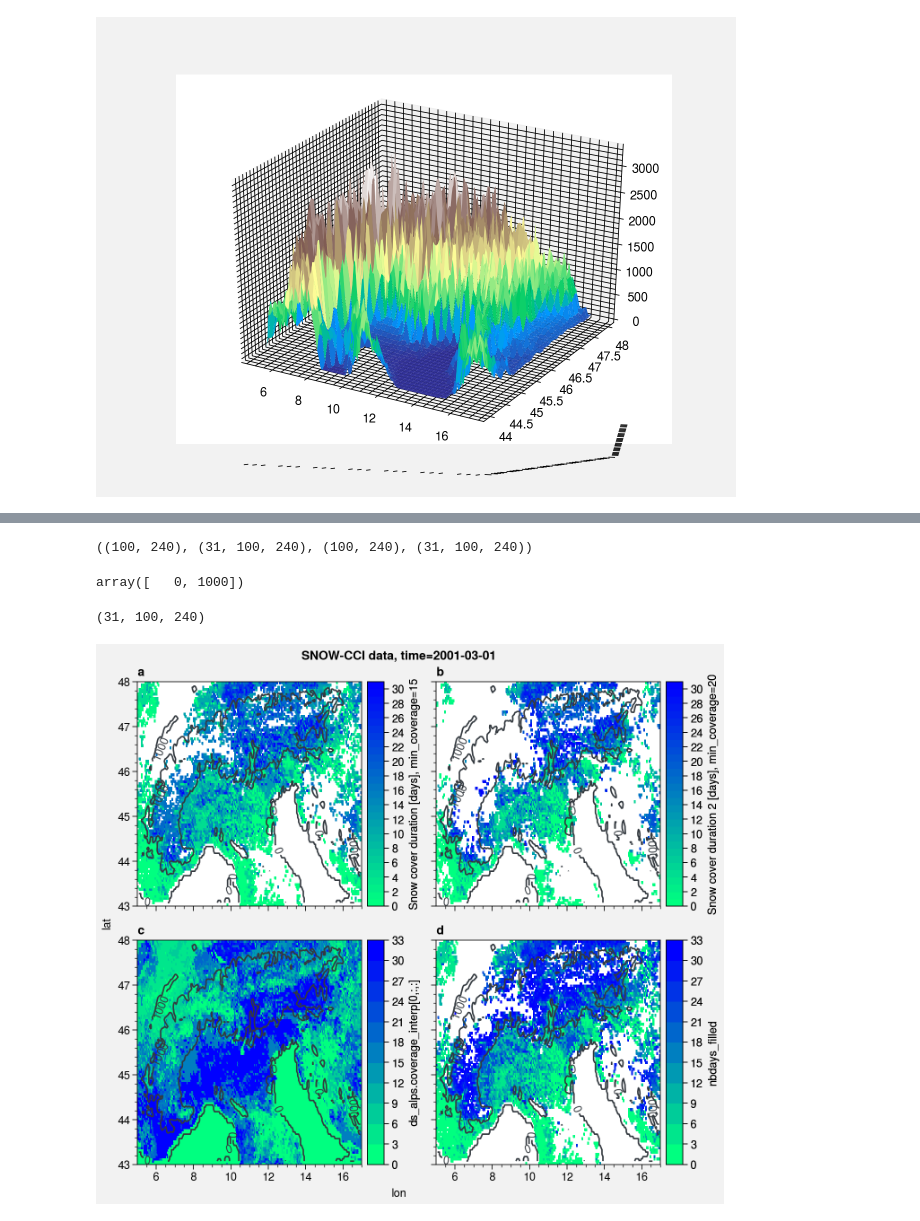
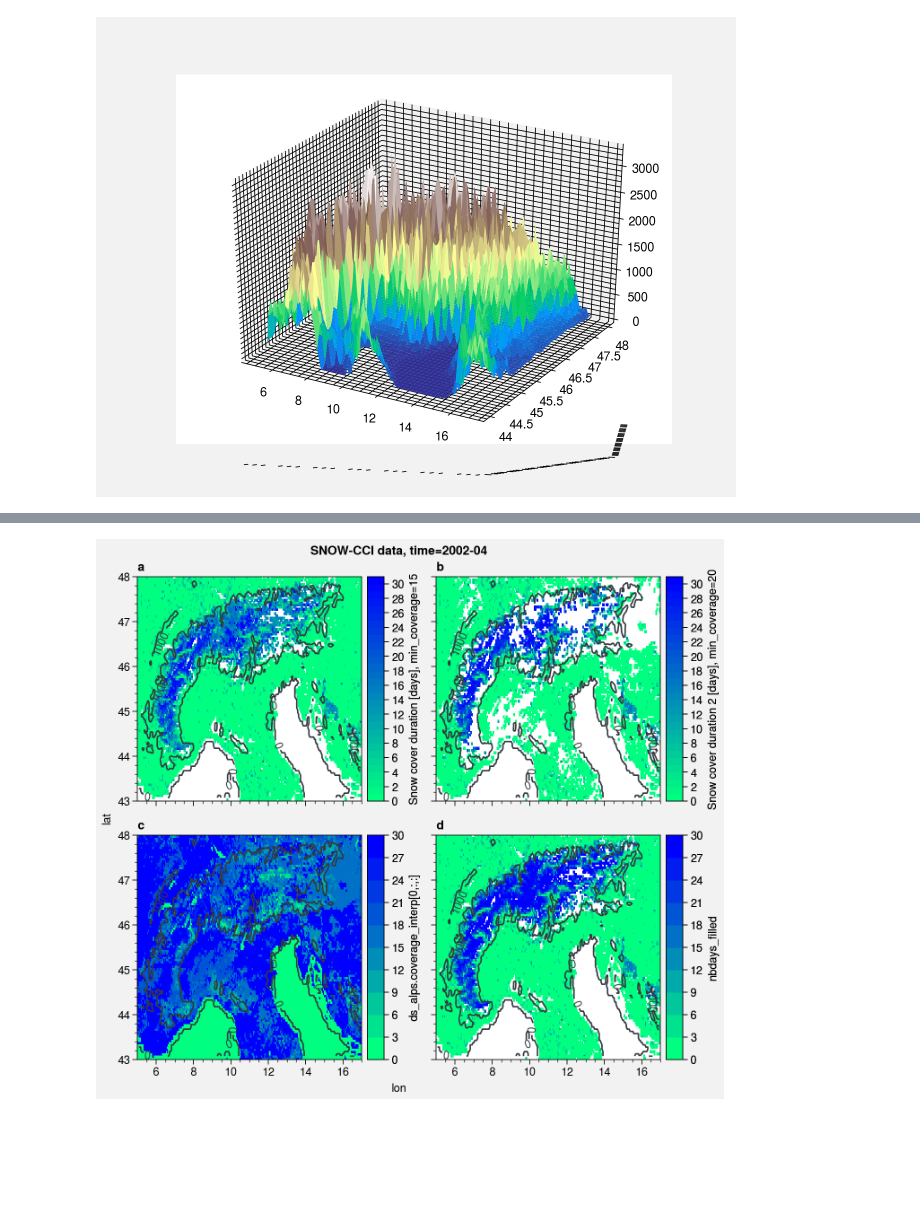
Before and after one commit to mmenegoz/Snow_cover_analysis, a Jupyter notebook: Snow_mountain_trends.ipynb, the cells around one changed output, grey strips where cells are left out. Saved outputs shown, nothing was run; the diff lists cells and outputs as text; code cells hidden in the pictures; blank space fills up the shorter version.

Commit message:
Completing the calculation of nbdays for two testing years

```diff
--- a/Snow_mountain_trends.ipynb
+++ b/Snow_mountain_trends.ipynb
@@ -27,7 +28,7 @@ save_data = '/data/mmenegoz/use_case_cci_snow'
 %%time
 # First test over the Alps for one year
 first_year=2001
-last_year=2001
+last_year=2002
 period = slice(str(first_year)+'-01-01',str(last_year)+'-12-31')
 # Alpine domain
 latlim_ext,lonlim_ext=slice(43,48), slice(5,17)
@@ -227,6 +229,6 @@ ax.plot_surface(x,y,dsi_topo_short,cmap='terrain')
 # %%
 # Parameters to compute snow cover duration
-scf_threshold=0.1
+scf_threshold=0.05
 min_available_values=15
-min_available_values2=20
+min_available_values2=20 # Second value for testing/comparison
 # %%
@@ -332,12 +396,7 @@ year, imonth, calendar.monthrange(year, imonth)[1]
-# %%
-nbdays.shape, binary.shape, binary_tmp[0,:,:].shape, ds_tmp.scfg_interp.shape
-# %% [output]
-((100, 240), (31, 100, 240), (100, 240), (31, 100, 240))
 # %%
+# Check plot for one specific date
+time_check='2002-04'
+#ds_alps_check=ds_alps.sel(time=time_extract)
 levels_nbdays=plot.arange(0,31,1)
 levels_elev=plot.arange(0,1000,1000)
 cmap='winter_r'
-# %%
-levels_elev
-# %% [output]
-array([   0, 1000])
@@ -347,21 +403,17 @@ binary_nan_masked = ma.masked_invalid(binary)
-# %%
-binary_nan_masked.shape
-# %% [output]
-(31, 100, 240)
 # %%
 fig,axs = plot.subplots(nrows=2, ncols=2)
-axs[0,0].pcolormesh(nbdays, levels=levels_nbdays, cmap=cmap, colorbar='r', colorbar_kw={'label': 'Snow cover duration [days], min_coverage='+str(min_available_values)})
+axs[0,0].pcolormesh(ds_nbdays.nbdays.sel(time=time_check)[:,:,0], levels=levels_nbdays, cmap=cmap, colorbar='r', colorbar_kw={'label': 'Snow cover duration [days], min_coverage='+str(min_available_values)})
 axs[0,0].contour(dsi_topo.elevation, levels=levels_elev, color='gray8',labels=True,lw=1.2)
-axs[0,1].pcolormesh(nbdays2, levels=levels_nbdays, cmap=cmap, colorbar='r', colorbar_kw={'label': 'Snow cover duration 2 [days], min_coverage='+str(min_available_values2)})
+axs[0,1].pcolormesh(ds_nbdays.nbdays2.sel(time=time_check)[:,:,0], levels=levels_nbdays, cmap=cmap, colorbar='r', colorbar_kw={'label': 'Snow cover duration 2 [days], min_coverage='+str(min_available_values2)})
 axs[0,1].contour(dsi_topo.elevation, levels=levels_elev, color='gray8',labels=True,lw=1.2)
-axs[1,0].pcolormesh(ds_alps.coverage_interp[10,:,:], cmap=cmap, colorbar='r', colorbar_kw={'label': 'ds_alps.coverage_interp[0,:,:]'})
+axs[1,0].pcolormesh(ds_alps.coverage_interp.sel(time=time_check)[0,:,:], cmap=cmap, colorbar='r', colorbar_kw={'label': 'ds_alps.coverage_interp[0,:,:]'})
 axs[1,0].contour(dsi_topo.elevation, levels=levels_elev, color='gray8',labels=True,lw=1.2)
-axs[1,1].pcolormesh(nbdays_filled, cmap=cmap, colorbar='r', colorbar_kw={'label': 'nbdays_filled'})
+axs[1,1].pcolormesh(ds_nbdays.nbdays_filled.sel(time=time_check)[:,:,0], cmap=cmap, colorbar='r', colorbar_kw={'label': 'nbdays_filled'})
 axs[1,1].contour(dsi_topo.elevation, levels=levels_elev, color='gray8',labels=True,lw=1.2)
 
 axs.format(
-    suptitle='SNOW-CCI data, time='+time_extract,
+    suptitle='SNOW-CCI data, time='+time_check,
     abc=True
 )
 # %% [output]
-[figure, old version]
+[figure, new version]
```
Also changed, not shown: parts of 28 cells of this notebook.
